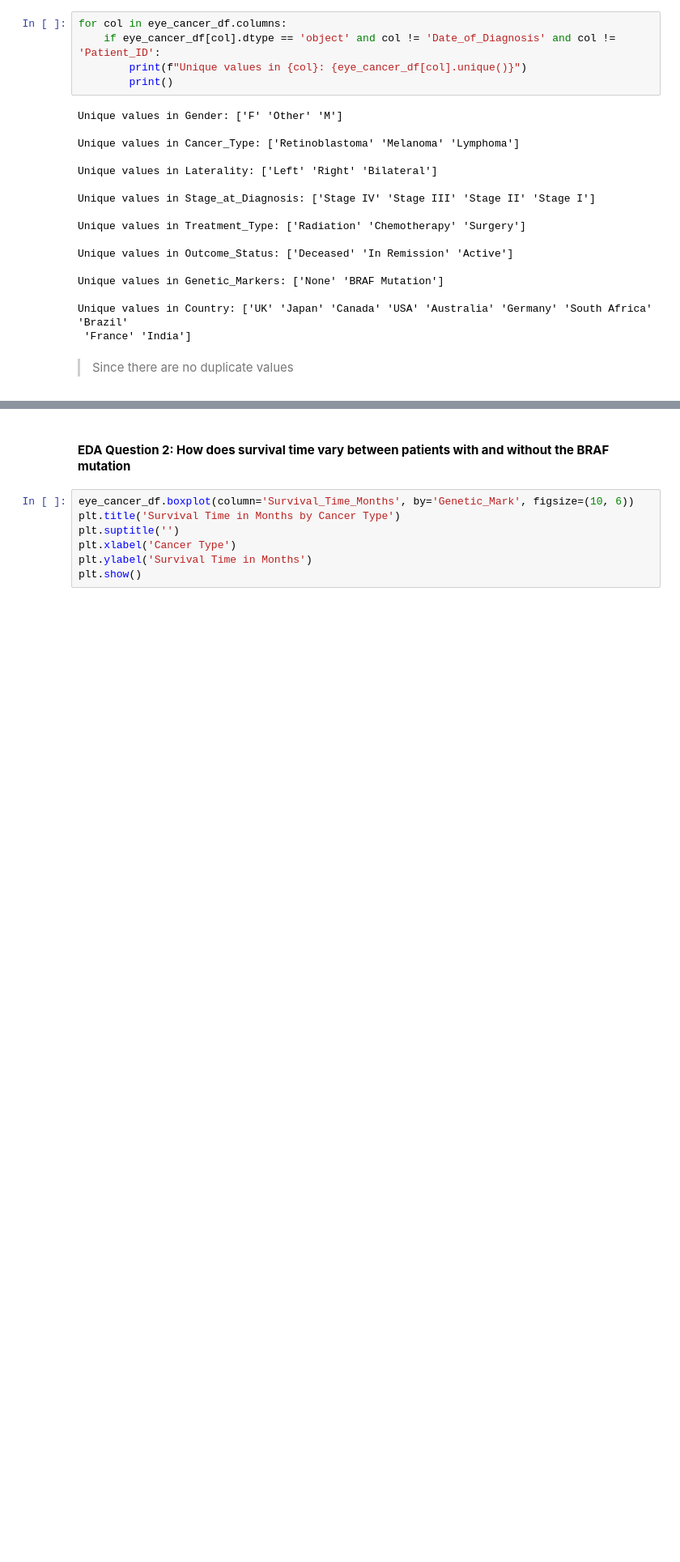
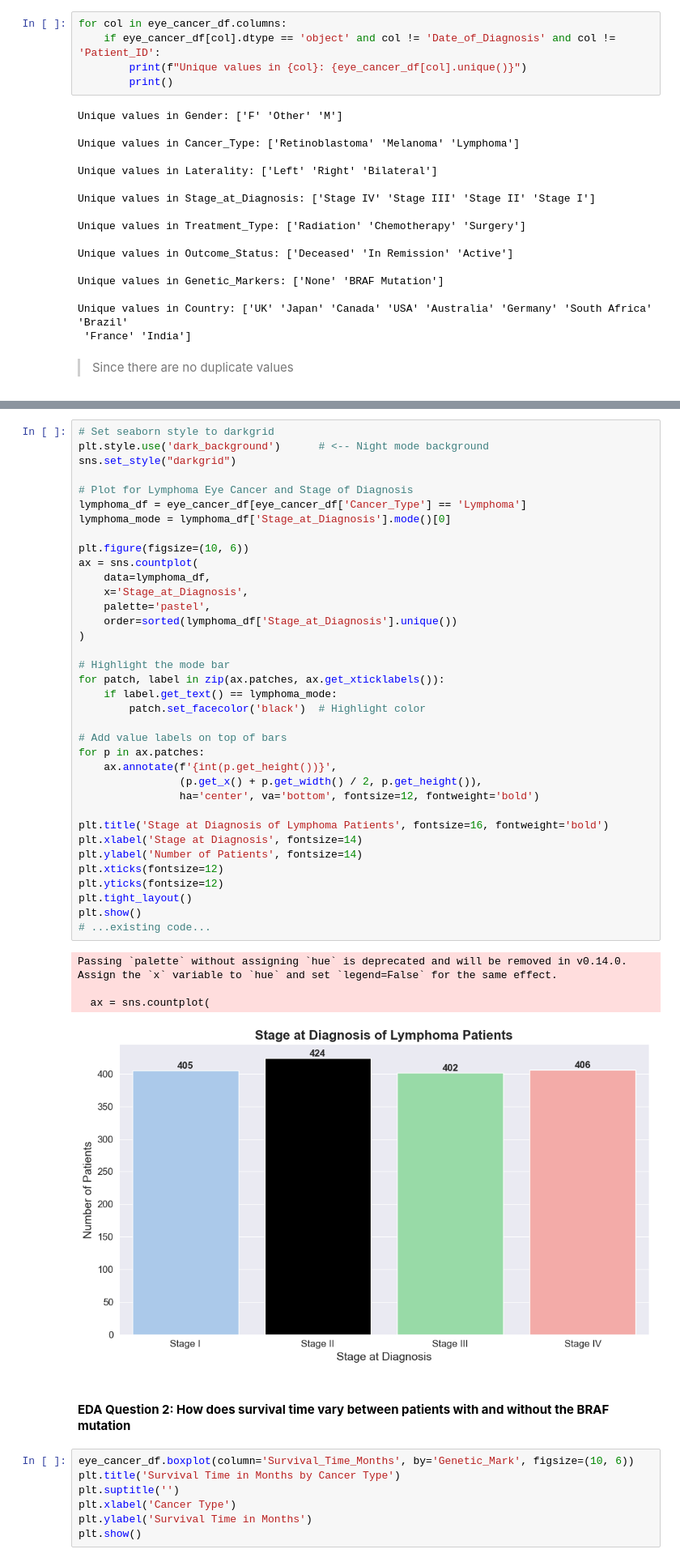
Before and after one commit to Kamote35/CSMODEL-S20-pandas-Salle-, a Jupyter notebook: [CSMODEL]Pandas_Salle_WithExplanations(Visualizations).ipynb, the cells around one changed output, grey strips where cells are left out. Shown: that part at 81% size. Cells and saved outputs as stored; diff of their text form; blank space fills up the shorter version.

```diff
--- a/[CSMODEL]Pandas_Salle_WithExplanations(Visualizations).ipynb
+++ b/[CSMODEL]Pandas_Salle_WithExplanations(Visualizations).ipynb
@@ -342,3 +275,44 @@ From the graph and table, we can see that the survival time in months of each ca
+# %%
+# Set seaborn style to darkgrid
+plt.style.use('dark_background')      # <-- Night mode background
+sns.set_style("darkgrid")
+
+# Plot for Lymphoma Eye Cancer and Stage of Diagnosis
+lymphoma_df = eye_cancer_df[eye_cancer_df['Cancer_Type'] == 'Lymphoma']
+lymphoma_mode = lymphoma_df['Stage_at_Diagnosis'].mode()[0]
+
+plt.figure(figsize=(10, 6))
+ax = sns.countplot(
+    data=lymphoma_df,
+    x='Stage_at_Diagnosis',
+    palette='pastel',
+    order=sorted(lymphoma_df['Stage_at_Diagnosis'].unique())
+)
+
+# Highlight the mode bar
+for patch, label in zip(ax.patches, ax.get_xticklabels()):
+    if label.get_text() == lymphoma_mode:
+        patch.set_facecolor('black')  # Highlight color
+
+# Add value labels on top of bars
+for p in ax.patches:
+    ax.annotate(f'{int(p.get_height())}',
+                (p.get_x() + p.get_width() / 2, p.get_height()),
+                ha='center', va='bottom', fontsize=12, fontweight='bold')
+
+plt.title('Stage at Diagnosis of Lymphoma Patients', fontsize=16, fontweight='bold')
+plt.xlabel('Stage at Diagnosis', fontsize=14)
+plt.ylabel('Number of Patients', fontsize=14)
+plt.xticks(fontsize=12)
+plt.yticks(fontsize=12)
+plt.tight_layout()
+plt.show()
+# ...existing code...
+# %% [output]
+Passing `palette` without assigning `hue` is deprecated and will be removed in v0.14.0. Assign the `x` variable to `hue` and set `legend=False` for the same effect.
+
+  ax = sns.countplot(
+[figure, added]
 # %% [markdown]
 #### **EDA Question 2: How does survival time vary between patients with and without the BRAF mutation**
 # %%
```
Also changed, not shown: parts of 28 cells of this notebook.
